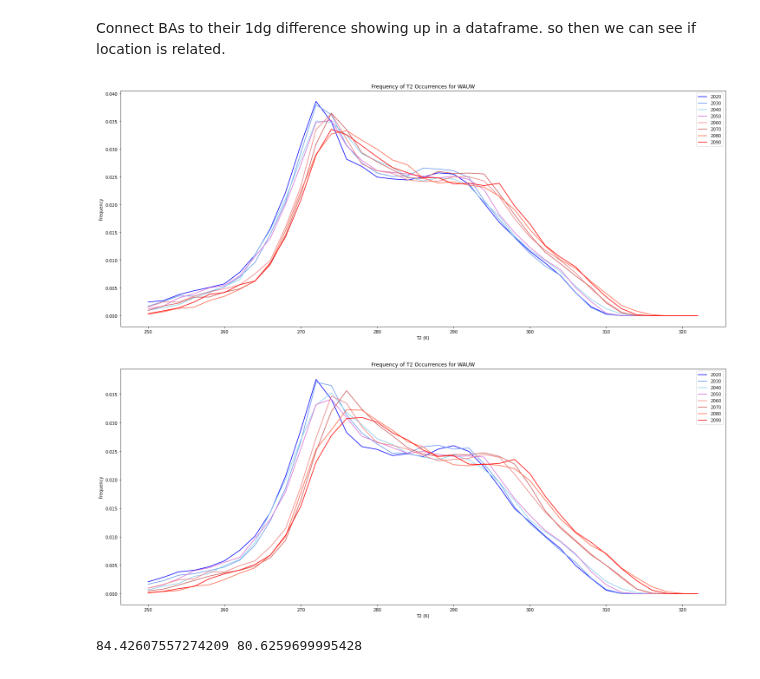
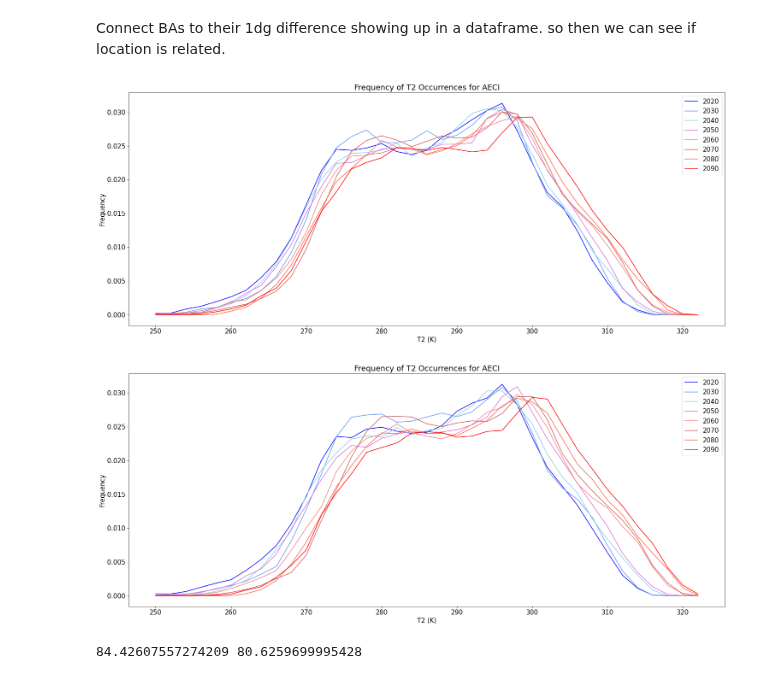
Before and after one commit to IMMM-SFA/misha_code, a Jupyter notebook: historical_means.ipynb, the cells around one changed output. Cells and saved outputs as stored; diff of their text form; code cells hidden in the pictures.

```diff
--- a/historical_means.ipynb
+++ b/historical_means.ipynb
@@ -249,10 +307,10 @@ def BA_decade_plot_comparison(input_BA): # enter input_BA as a string e.g. 'AEC'
 
     return
 # %%
-BA_decade_plot_comparison('WAUW')
+BA_decade_plot_comparison('AECI')
 # %% [output]
-[figure, old version]
+[figure, new version]
-[figure, old version]
+[figure, new version]
 # %%
 def BA_array(files_path, input_BA): # input file_path as a raw string directory e.g. r'C:\projects\CONUS_TGW_WRF_SSP585_HOT\CONUS_TGW_WRF_SSP585_HOT'
                                     # input input_BA as a string e.g. 'AEC'
```
Also changed, not shown: parts of 14 cells of this notebook.
